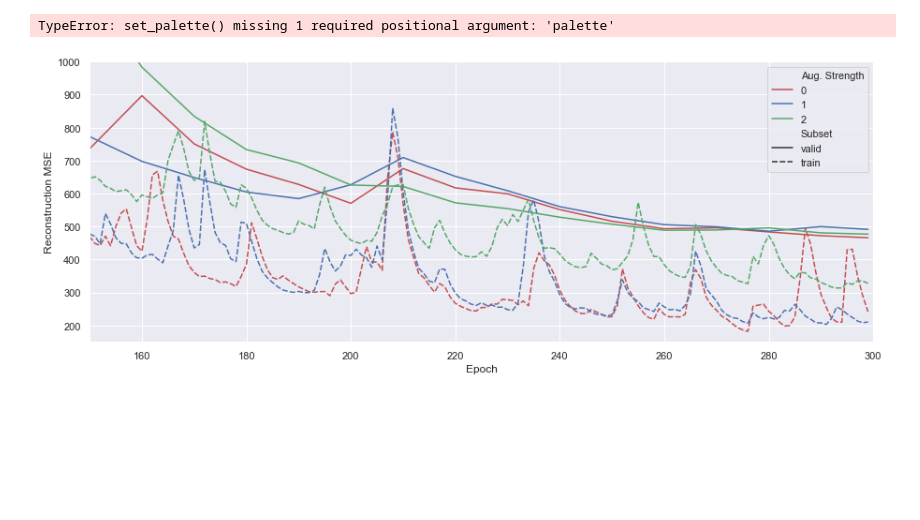
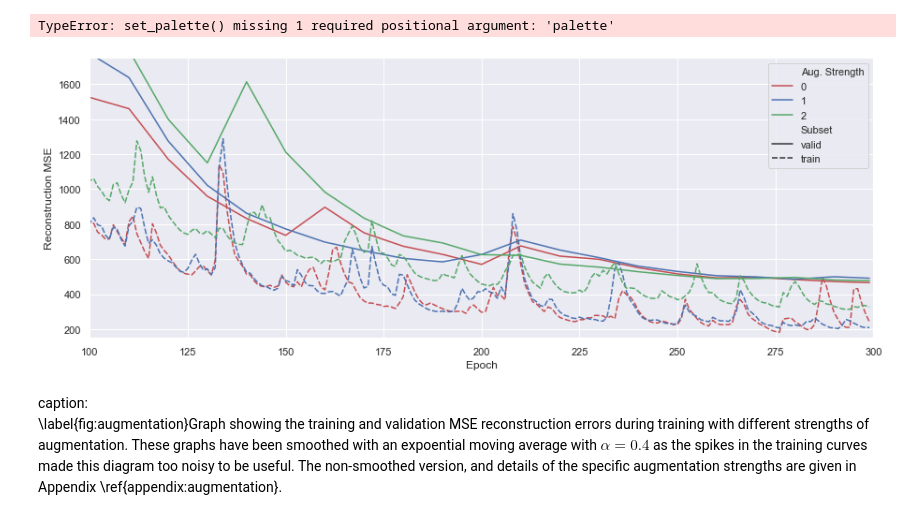
Before and after one commit to julianmack/Data_Assimilation, a Jupyter notebook: report/generate_figures/augmentation.ipynb, the cells around one changed output. Cells and saved outputs as stored; diff of their text form; code cells hidden in the pictures; blank space fills up the shorter version.

Commit message:
Added augmentation graphs

```diff
--- a/report/generate_figures/augmentation.ipynb
+++ b/report/generate_figures/augmentation.ipynb
@@ -132,17 +133,20 @@ TypeError: set_palette() missing 1 required positional argument: 'palette'
 # %%
 # Plot the responses for different events and regions
 
 ax = sns.lineplot(x="Epoch", y="Reconstruction MSE",
              hue="Aug. Strength", style="Subset",
              data=Dout, palette=["r", "b", 'g'])
-ylim = (150, 1000)
-xlim = (150, 300)
+ylim = (150, 1750)
+xlim = (100, 300)
 
 ax.set_ylim(ylim[0], ylim[1])
 ax.set_xlim(xlim[0], xlim[1])
 fig = plt.gcf()
 fig.set_size_inches(15, 5.5)
 # %% [output]
-[figure, old version]
+[figure, new version]
+# %% [markdown]
+caption:
+\label{fig:augmentation}Graph showing the training and validation MSE reconstruction errors during training with different strengths of augmentation. These graphs have been smoothed with an expoential moving average with $\alpha=0.4$ as the spikes in the training curves made this diagram too noisy to be useful. The non-smoothed version, and details of the specific augmentation strengths are given in Appendix \ref{appendix:augmentation}.
 # %%
 fig.savefig(fp1)
```
Also changed, not shown: parts of 3 cells of this notebook, 1 other file.
